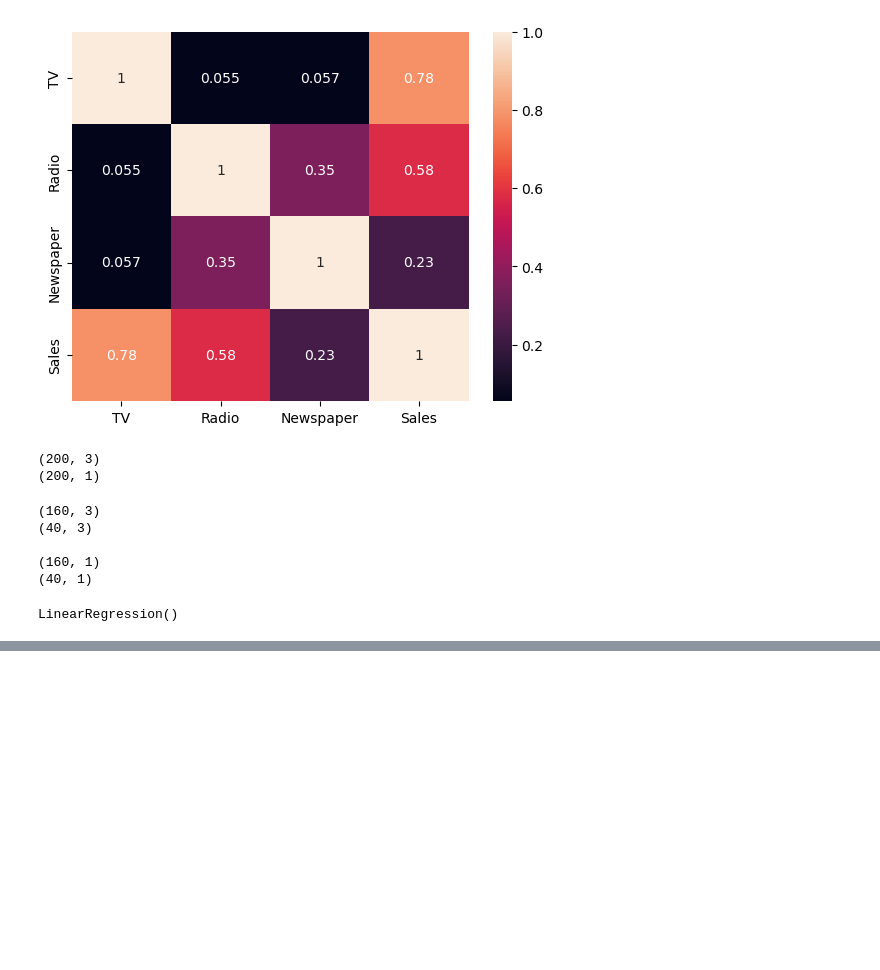
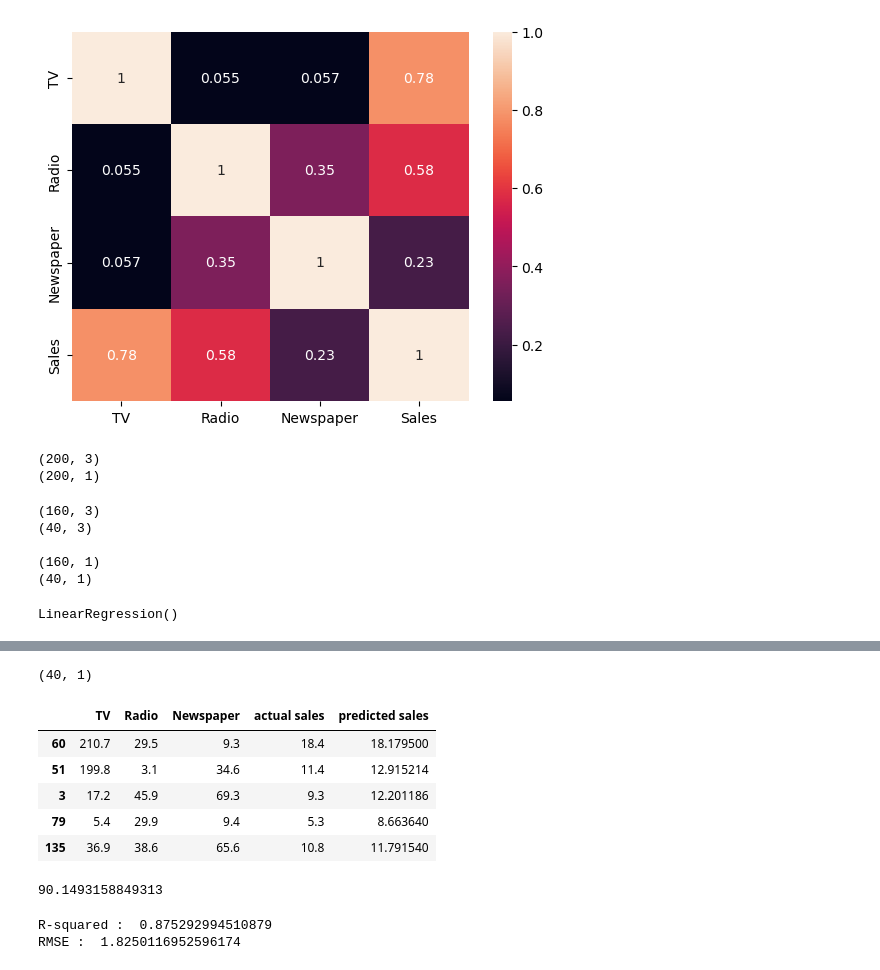
Before and after one commit to amalpothan/machine-learning, a Jupyter notebook: linear regression/linear regression.ipynb, the cells around one changed output, grey strips where cells are left out. Cells and saved outputs as stored; diff of their text form; code cells hidden in the pictures; blank space fills up the shorter version.

```diff
--- a/linear regression/linear regression.ipynb
+++ b/linear regression/linear regression.ipynb
@@ -94,0 +96,32 @@ print(model.intercept_)
+# %%
+y_pred = model.predict(x_test)
+y_pred.shape
+# %% [output]
+(40, 1)
+# %%
+new_df = pd.DataFrame()
+new_df = x_test
+new_df['actual sales'] = y_test
+new_df['predicted sales'] = y_pred
+new_df.head()
+# %% [output]
+|  | TV | Radio | Newspaper | actual sales | predicted sales |
+| 60 | 210.7 | 29.5 | 9.3 | 18.4 | 18.179500 |
+| 51 | 199.8 | 3.1 | 34.6 | 11.4 | 12.915214 |
+| 3 | 17.2 | 45.9 | 69.3 | 9.3 | 12.201186 |
+| 79 | 5.4 | 29.9 | 9.4 | 5.3 | 8.663640 |
+| 135 | 36.9 | 38.6 | 65.6 | 10.8 | 11.791540 |
+# %%
+#Training score
+model.score(x_train,y_train)*100
+# %% [output]
+90.1493158849313
+# %%
+r2 = r2_score(y_test,y_pred)
+print("R-squared : ",r2)
+
+rmse = np.sqrt(mean_squared_error(y_test,y_pred))
+print("RMSE : ", rmse)
+# %% [output]
+R-squared :  0.875292994510879
+RMSE :  1.8250116952596174
```
Also changed, not shown: parts of 2 cells of this notebook, 2 other files.
